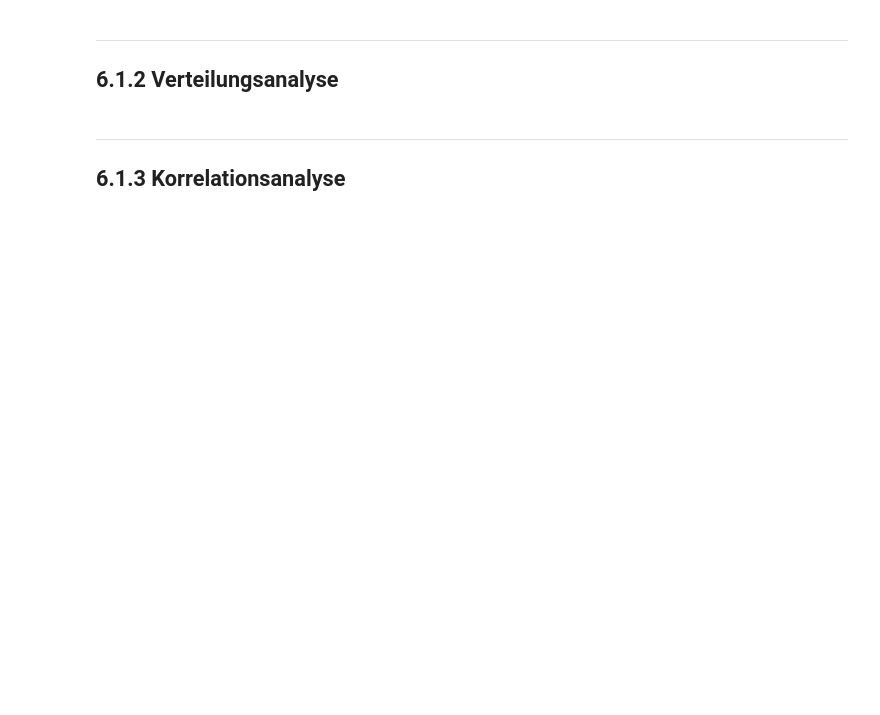
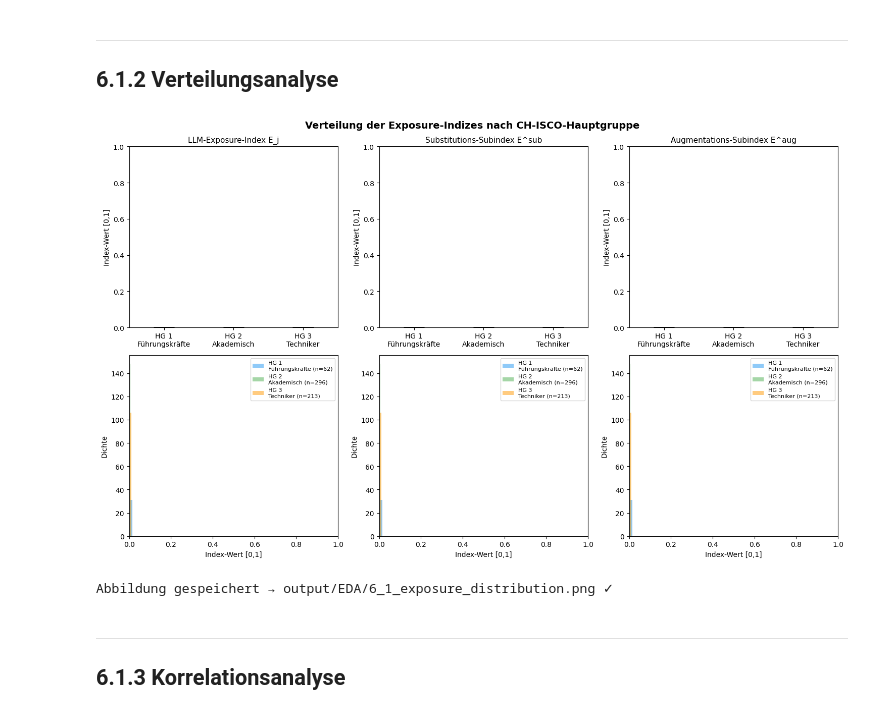
Before and after one commit to nojimayu/Master_Thesis, a Jupyter notebook: notebooks/03_eda.ipynb, the cells around one changed output. Saved outputs shown, nothing was run; the diff lists cells and outputs as text; code cells hidden in the pictures; blank space fills up the shorter version.

```diff
--- a/notebooks/03_eda.ipynb
+++ b/notebooks/03_eda.ipynb
@@ -34,7 +34,7 @@ if not (REPO_ROOT / "data").exists():
 PROCESSED = REPO_ROOT / "data" / "processed"
 ANALYSIS  = PROCESSED / "analysis_prep"
 OUTPUT    = REPO_ROOT / "data" / "output"
-FIGURES   = OUTPUT / "figures"
+FIGURES   = OUTPUT / "EDA"
 FIGURES.mkdir(parents=True, exist_ok=True)
 
 # ── Parameter ──────────────────────────────────────────────────────────────
@@ -43,7 +43,7 @@ BFS_TARGET_YEAR = 2024
 
 # ── Daten laden ────────────────────────────────────────────────────────────
 final         = pd.read_csv(ANALYSIS / "final_sample.csv")
-skill_vectors = pd.read_csv(PROCESSED / "skill_vectors_standardized.csv", index_col="soc_code")
+skill_vectors = pd.read_csv(ANALYSIS / "skill_vectors_standardized.csv", index_col="soc_code")
 
 print(f"Finales Sample geladen:   {len(final)} Berufe")
 print(f"Skill-Vektoren geladen:   {skill_vectors.shape[0]} Berufe × {skill_vectors.shape[1]} Dimensionen")
@@ -96,36 +180,50 @@ hg_labels = {1: "HG 1\nFührungskräfte", 2: "HG 2\nAkademisch", 3: "HG 3\nTechn
 colors     = {1: "#2196F3", 2: "#4CAF50", 3: "#FF9800"}
 
 for col_idx, (metric, title) in enumerate([
     ("E_j",     "LLM-Exposure-Index E_j"),
     ("E_sub_j", "Substitutions-Subindex E^sub"),
     ("E_aug_j", "Augmentations-Subindex E^aug"),
 ]):
     # Boxplot
     ax = axes[0, col_idx]
     data_by_hg = [final[final["main_group"] == hg][metric].dropna() for hg in [1, 2, 3]]
     bp = ax.boxplot(data_by_hg, labels=[hg_labels[h] for h in [1,2,3]],
                     patch_artist=True, medianprops={"color": "black", "linewidth": 2})
     for patch, hg in zip(bp["boxes"], [1,2,3]):
         patch.set_facecolor(colors[hg])
         patch.set_alpha(0.7)
     ax.set_title(title, fontsize=11)
     ax.set_ylabel("Index-Wert [0,1]")
     ax.set_ylim(0, 1)
 
-    # KDE
+    # KDE mit Fallback auf Histogramm
     ax = axes[1, col_idx]
     for hg in [1, 2, 3]:
         data = final[final["main_group"] == hg][metric].dropna()
-        data.plot.kde(ax=ax, label=hg_labels[hg], color=colors[hg], linewidth=2)
+        # KDE benötigt mind. 2 Punkte mit unterschiedlichen Werten
+        if len(data) >= 5 and data.nunique() > 1:
+            try:
+                data.plot.kde(ax=ax, label=hg_labels[hg], color=colors[hg], linewidth=2)
+            except Exception:
+                ax.hist(data, bins=10, alpha=0.4, color=colors[hg],
+                        label=hg_labels[hg], density=True)
+        else:
+            # Fallback: Histogramm für kleine / konstante Gruppen
+            ax.hist(data, bins=max(3, len(data)//2), alpha=0.5,
+                    color=colors[hg], label=f"{hg_labels[hg]} (n={len(data)})", density=True)
+
     ax.set_xlim(0, 1)
     ax.set_xlabel("Index-Wert [0,1]")
     ax.set_ylabel("Dichte")
     ax.legend(fontsize=8)
 
 plt.tight_layout()
 plt.savefig(FIGURES / "6_1_exposure_distribution.png", dpi=150, bbox_inches="tight")
 plt.show()
-print("Abbildung gespeichert → output/figures/6_1_exposure_distribution.png ✓")
+print("Abbildung gespeichert → output/EDA/6_1_exposure_distribution.png ✓")
+# %% [output]
+[figure, added]
+Abbildung gespeichert → output/EDA/6_1_exposure_distribution.png ✓
 # %% [markdown]
 ---
 ## 6.1.3 Korrelationsanalyse
```
Also changed, not shown: parts of 10 cells of this notebook, 6 other files.
